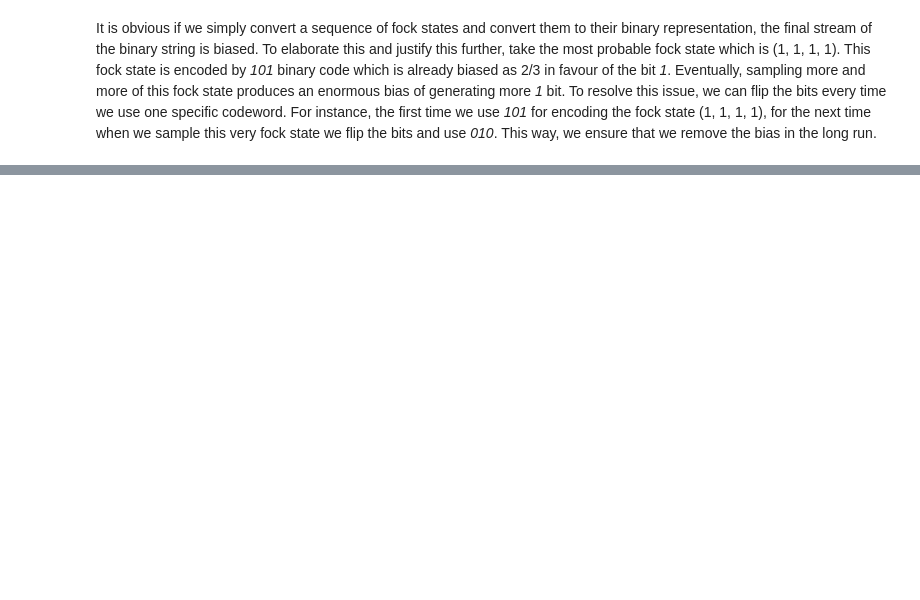
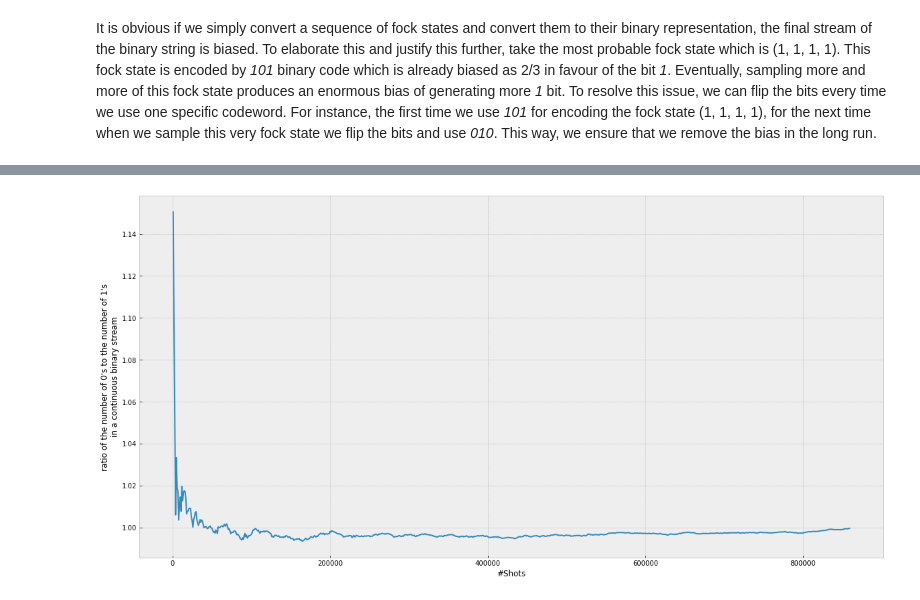
Before and after one commit to ymardoukhi/Random-number-generation-using-boson-sampling---ORCA-Computing, a Jupyter notebook: analysis.ipynb, the cells around one changed output, grey strips where cells are left out. Cells and saved outputs as stored; diff of their text form; code cells hidden in the pictures; blank space fills up the shorter version.

```diff
--- a/analysis.ipynb
+++ b/analysis.ipynb
@@ -161,0 +180,2 @@ It is seen that the ration between the _0_ bits and the _1_ bits converge to uni
+# %%
+permutation_ratio = stat_binstream_length(permutation_strs, 1000, len(permutation_strs), 1000)
@@ -161,0 +190,4 @@ It is seen that the ration between the _0_ bits and the _1_ bits converge to uni
+# %%
+zero_one_ratio(permutation_ratio, False)
+# %% [output]
+[figure, added]
```
Also changed, not shown: parts of 20 cells of this notebook.
